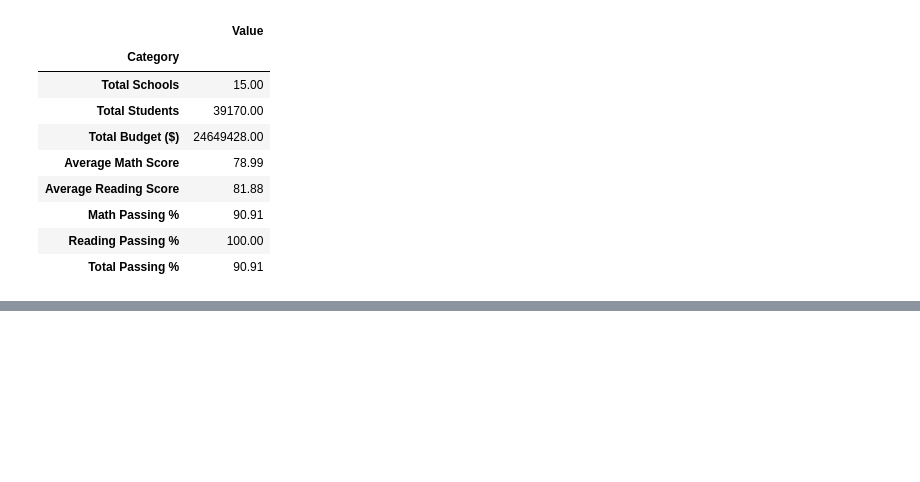
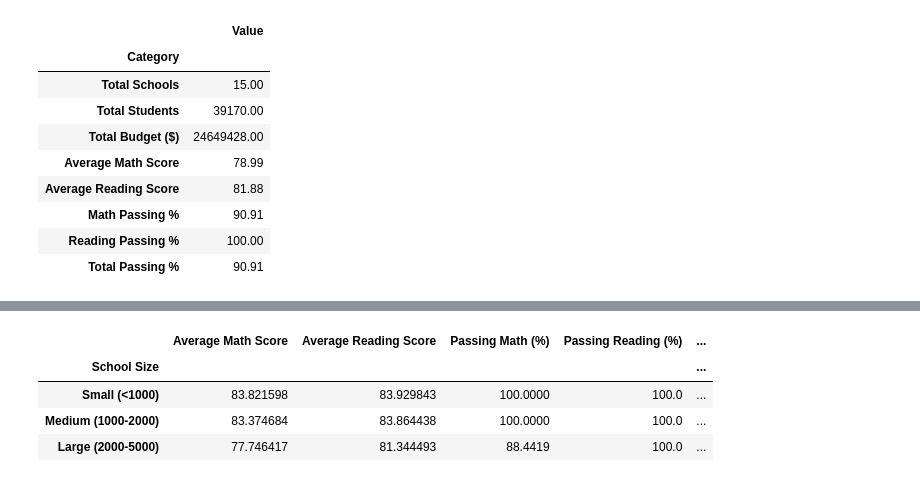
Before and after one commit to linderkm/pandas-challenge, a Jupyter notebook: PyCitySchools/analysis.ipynb, the cells around one changed output, grey strips where cells are left out. Drawn from its saved outputs; the diff is of its cells as text; code cells hidden in the pictures; blank space fills up the shorter version.

```diff
--- a/PyCitySchools/analysis.ipynb
+++ b/PyCitySchools/analysis.ipynb
@@ -197,0 +272,38 @@ school_summary_final
+# %%
+#Scores by School Size
+#creating bins and lables. code provided in challenge documentation
+size_bins = [0, 1000, 2000, 5000]
+labels = ["Small (<1000)", "Medium (1000-2000)", "Large (2000-5000)"]
+
+#adding a new column to the overall summary dataframe, populating with bins (13)
+school_summary_final_copy["School Size"] = pd.cut(school_summary_final_copy["Student Count"],
+                                             bins=size_bins,labels=labels,include_lowest=True)
+
+#calculating the mean of each group. code provided in challenge documentation
+size_math_scores = school_summary_final_copy.groupby(["School Size"])["Average Math Score"].mean()
+size_reading_scores = school_summary_final_copy.groupby(["School Size"])["Average Reading Score"].mean()
+size_passing_math = school_summary_final_copy.groupby(["School Size"])["Passing Math (%)"].mean()
+size_passing_reading = school_summary_final_copy.groupby(["School Size"])["Passing Reading (%)"].mean()
+overall_passing_size = school_summary_final_copy.groupby(["School Size"])["Total Passing (%)"].mean()
+
+#merging data into single dataframe
+size_summary = pd.merge(size_math_scores, size_reading_scores,
+                            on="School Size")
+
+size_summary = pd.merge(size_summary, size_passing_math,
+                            on="School Size")
+
+size_summary = pd.merge(size_summary, size_passing_reading,
+                            on="School Size")
+
+size_summary = pd.merge(size_summary, overall_passing_size,
+                            on="School Size")
+
+
+size_summary
+# %% [output]
+|  | Average Math Score | Average Reading Score | Passing Math (%) | Passing Reading (%) | ... |
+| School Size |  |  |  |  | ... |
+| Small (<1000) | 83.821598 | 83.929843 | 100.0000 | 100.0 | ... |
+| Medium (1000-2000) | 83.374684 | 83.864438 | 100.0000 | 100.0 | ... |
+| Large (2000-5000) | 77.746417 | 81.344493 | 88.4419 | 100.0 | ... |
```
Also changed, not shown: parts of 6 cells of this notebook, 1 other file.
